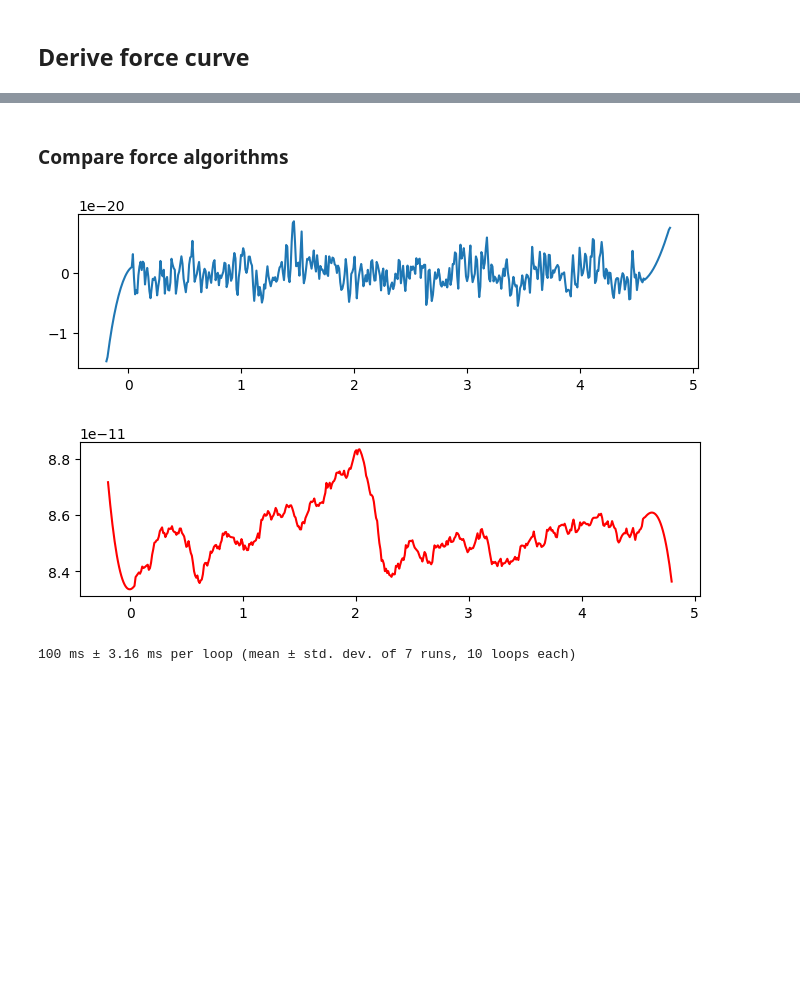
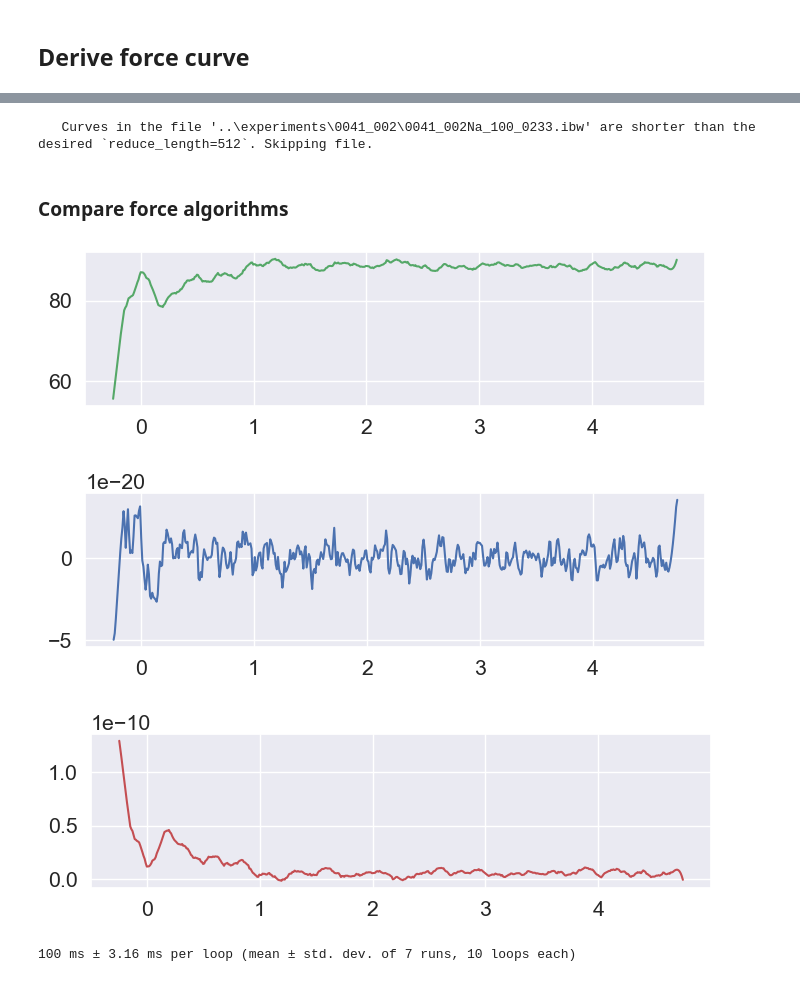
Before and after one commit to Tandemonium/AM-AFM, a Jupyter notebook: dev.ipynb, the cells around one changed output, grey strips where cells are left out. Cells and saved outputs as stored; diff of their text form; code cells hidden in the pictures; blank space fills up the shorter version.

```diff
--- a/dev.ipynb
+++ b/dev.ipynb
@@ -16,7 +16,7 @@ Importing the dtw module. When using in academic works please cite:
 # %% [markdown]
 # Evaluate methods
 # %%
-measurements_raw, calib_params = data_loading.load_data(DATA_DIR, folder='0041_002')
+measurements_raw, calib_params = data_loading.load_data(data_dir=DATA_DIR + '/0041_002')
 # %% [markdown]
 ## Inspect data
 # %% [markdown]
@@ -130,7 +130,7 @@ visualization.plot_compare_dtw_xalign(measurements, 5)
 # %%
 # load selected curves
 files = selection.load_accepted_filepaths(DATA_DIR + '/0041_002')
-measurements = data_loading.load_data(DATA_DIR, files=files)
+measurements = data_loading.load_data(files=files)
 # %%
 # load files and preprocess curves
 ideal = [10, 23, 32, 67, 117, 326, 405, 410, 450, 462, 463, 483, 515]
@@ -386,7 +386,7 @@ df_list = []
 m_list = []
 for folder in folders:
     df = selection.load_screening_results(f'{DATA_DIR}/{folder}')
-    measurements, calib_params = data_loading.load_data(DATA_DIR, files=df.filepath.tolist())
+    measurements, calib_params = data_loading.load_data(files=df.filepath.tolist())
     measurements = preprocessing.preprocess(measurements, calib_params)
 
     # drop filepaths which from which data could not be loaded
@@ -590,20 +564,40 @@ measurements_0031_001, calib_params_0031_001 = preprocessing.preprocess(DATA_DIR
+# %%
+measurements, calib_params_0041_002 = data_loading.load_data(data_dir=DATA_DIR + '/0041_002')
+measurements_0041_002 = preprocessing.preprocess(measurements, calib_params)
+
+measurements, calib_params_0044_005 = data_loading.load_data(data_dir=DATA_DIR + '/0044_005')
+measurements_0044_005 = preprocessing.preprocess(measurements, calib_params)
+
+files = selection.load_accepted_filepaths(DATA_DIR + '/0041_002')
+measurements, calib_params_0041_002_good = data_loading.load_data(files=files)
+measurements_0041_002_good = preprocessing.preprocess(measurements, calib_params)
+
+files = selection.load_accepted_filepaths(DATA_DIR + '/0044_005')
+measurements, calib_params_0044_005_good = data_loading.load_data(files=files)
+measurements_0044_005_good = preprocessing.preprocess(measurements, calib_params)
+# %% [output]
+   Curves in the file '..\experiments\0041_002\0041_002Na_100_0233.ibw' are shorter than the desired `reduce_length=512`. Skipping file.
 # %% [markdown]
 ### Compare force algorithms
 # %%
-ideal = 410
-m = measurements_0024_001[ideal]
+m = measurements_0041_002_good[0]
 
-s, force_h = force.force_hoelscher(m, calib_params_0024_001)
+plt.figure(figsize=(8, 2))
+plt.plot(m.z_out, m.phase_out, 'g')
+plt.show()
+
+s, force_h = force.force_hoelscher(m, calib_params_0041_002_good)
 plt.figure(figsize=(8, 2))
 plt.plot(s, force_h)
 plt.show()
 
-s, force_p = force.force_payman(m, calib_params_0024_001)
+s, force_p = force.force_payman(m, calib_params_0041_002_good)
 plt.figure(figsize=(8, 2))
 plt.plot(s, force_p, 'r')
 plt.show()
 # %% [output]
-[figure, old version]
+[figure, new version]
-[figure, old version]
+[figure, new version]
+[figure, added]
 # %%
 %%timeit
```
Also changed, not shown: parts of 8 cells of this notebook, 4 other files.
